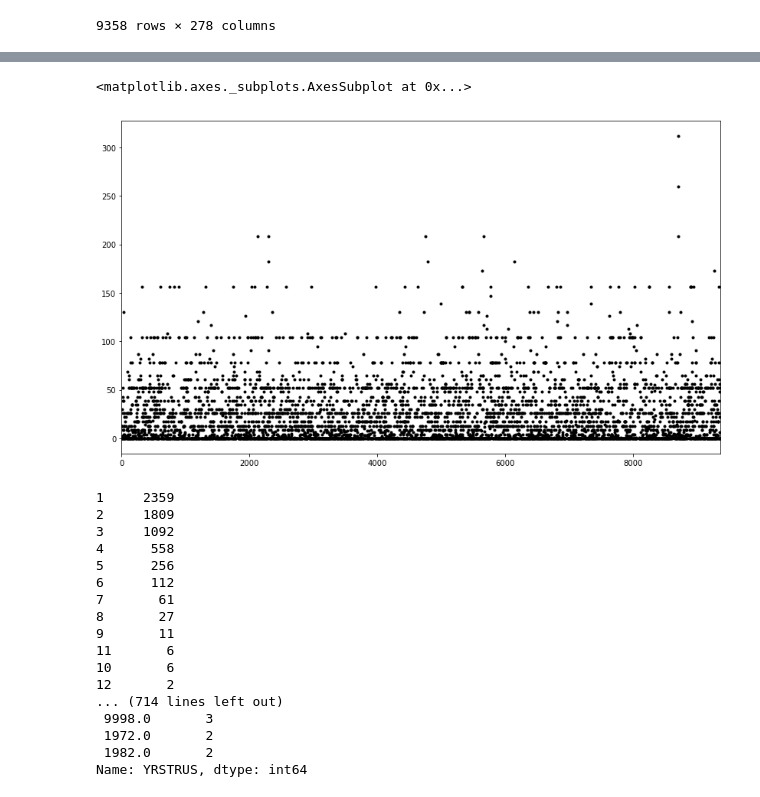
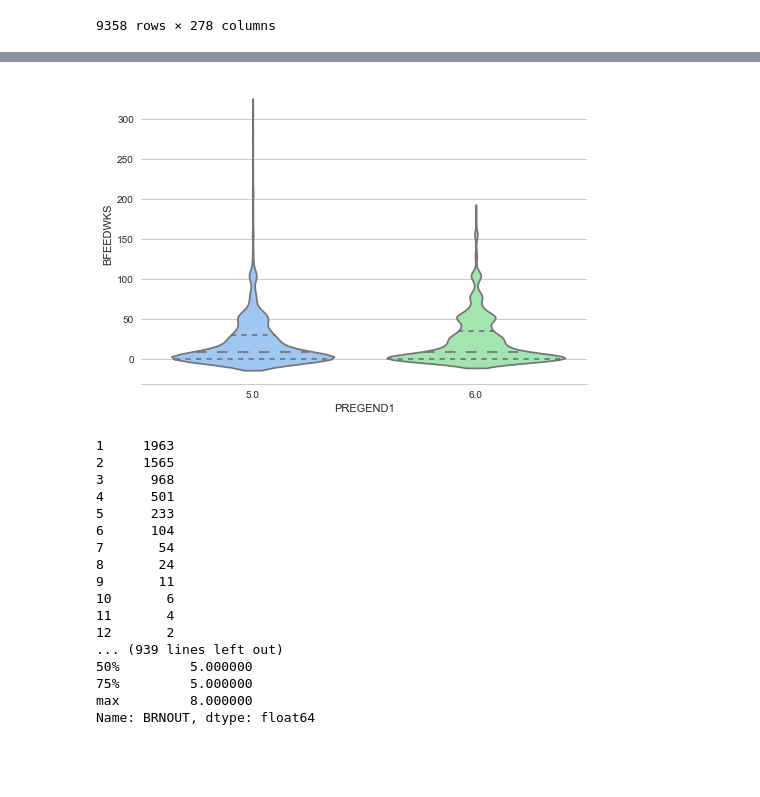
Before and after one commit to imLissy/machine-learning, a Jupyter notebook: projects/capstone/capstone.ipynb, the cells around one changed output, grey strips where cells are left out. Cells and saved outputs as stored; diff of their text form; code cells hidden in the pictures; blank space fills up the shorter version.

```diff
--- a/projects/capstone/capstone.ipynb
+++ b/projects/capstone/capstone.ipynb
@@ -173,29 +109,37 @@ See the caveats in the documentation: http://pandas.pydata.org/pandas-docs/stabl
-# %%
-%matplotlib inline
-myfile['BFEEDWKS'].plot(style='k.', figsize = (14,8))
-# %% [output]
-<matplotlib.axes._subplots.AxesSubplot at 0x...>
-[figure, removed]
+# %%
+import seaborn as sns
+sns.set(style="whitegrid", palette="pastel", color_codes=True)
+
+# Draw a nested violinplot and split the violins for easier comparison
+sns.violinplot(x="PREGEND1", y="BFEEDWKS", data=myfile, split=True,
+              inner="quart")
+sns.despine(left=True)
+
+#sns.violinplot(x="day", y="total_bill", hue="sex", data=tips, split=True,
+#               inner="quart", palette={"Male": "b", "Female": "y"})
+# %% [output]
+[figure, added]
 # %%
-df = pd.DataFrame(myfile, columns=['CASEID', 'PREGORDR', 'PREGEND1', 'WKSGEST', 'BPA_BDSCHECK1', 'BABYSEX1', 'CMBABDOB',  'HPAGELB', 'PRIORSMK', 'NPOSTSMK', 'GETPRENA', 'CMKIDIED', 'CMKIDIED2', 'CMKIDIED3', 'OUTCOM_S', 'NBRNLV_S', 'COHPBEG', 'COHPEND', 'BIRTHORD', 'AGEPREG', 'DATECON', 'AGECON', 'FMAROUT5', 'PMARPREG', 'RMAROUT6', 'FMARCON5', 'RMARCON6', 'PAYDELIV', 'LBW1', 'BFEEDWKS', 'EDUCAT', 'HIEDUC', 'RACE', 'HISPANIC', 'HISPRACE', 'HISPRACE2', 'RCURPREG', 'PREGNUM', 'PARITY', 'CURR_INS', 'PUBASSIS', 'POVERTY', 'LABORFOR', 'RELIGION', 'METRO', 'BRNOUT', 'YRSTRUS'])
+#check the features to make sure there's enough data for each and nothing looks "off"
+df = pd.DataFrame(myfile, columns=['PREGORDR', 'PREGEND1', 'WKSGEST', 'BABYSEX1', 'CMBABDOB',  'HPAGELB', 'COHPBEG', 'COHPEND', 'BIRTHORD', 'AGEPREG', 'DATECON', 'AGECON', 'FMAROUT5', 'PMARPREG', 'RMAROUT6', 'FMARCON5', 'RMARCON6', 'PAYDELIV', 'LBW1', 'BFEEDWKS', 'EDUCAT', 'HIEDUC', 'RACE', 'HISPANIC', 'HISPRACE', 'HISPRACE2', 'RCURPREG', 'PREGNUM', 'PARITY', 'CURR_INS', 'PUBASSIS', 'POVERTY', 'LABORFOR', 'RELIGION', 'METRO', 'BRNOUT'])
 for feature in df.keys():
-    if feature != 'CASEID':
-        print df[feature].value_counts(dropna=False)
+    print df[feature].value_counts(dropna=False)
+    print df[feature].describe()
 # %% [output]
-1     2359
-2     1809
-3     1092
-4      558
-5      256
-6      112
-7       61
-8       27
+1     1963
+2     1565
+3      968
+4      501
+5      233
+6      104
+7       54
+8       24
 9       11
-11       6
 10       6
+11       4
 12       2
-... (714 lines left out)
- 9998.0       3
- 1972.0       2
- 1982.0       2
-Name: YRSTRUS, dtype: int64
+... (939 lines left out)
+50%         5.000000
+75%         5.000000
+max         8.000000
+Name: BRNOUT, dtype: float64
```
Also changed, not shown: parts of 6 cells of this notebook, 4 other files.
